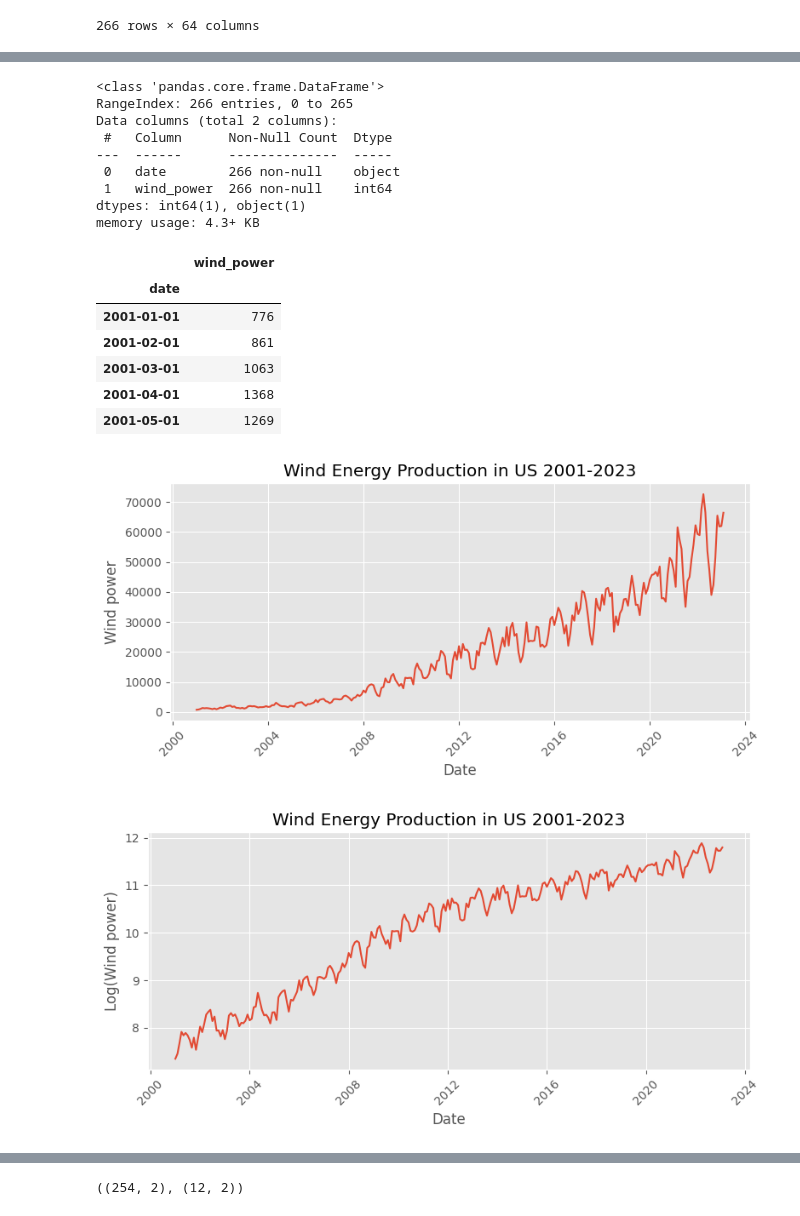
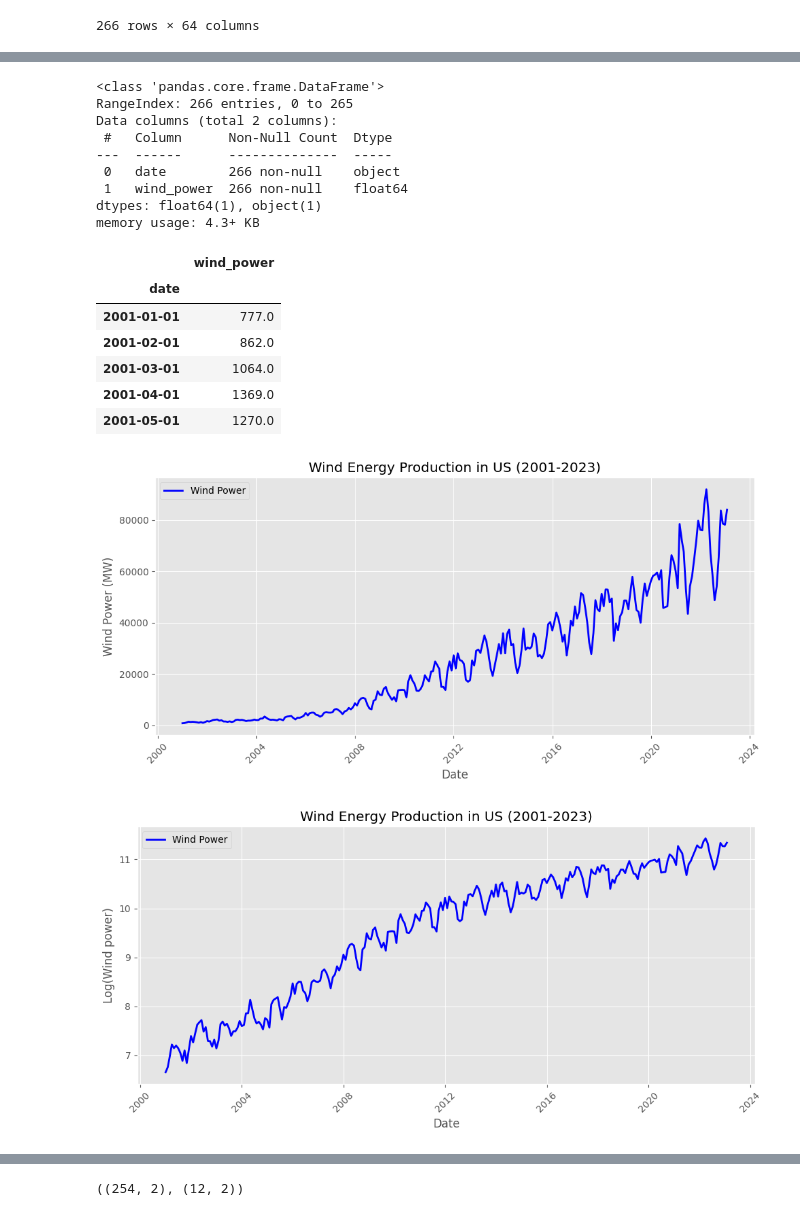
Before and after one commit to DavidCastro88/USWindEnergyProductionForecasts, a Jupyter notebook: USWindEnergyProductionForecasts.ipynb, the cells around one changed output, grey strips where cells are left out. Cells and saved outputs as stored; diff of their text form; code cells hidden in the pictures.

```diff
--- a/USWindEnergyProductionForecasts.ipynb
+++ b/USWindEnergyProductionForecasts.ipynb
@@ -82,5 +97,5 @@ Index(['date', 'wind', 'wind_united_states', 'wind_new_england',
 # %%
-data_wind['suma'] = data_wind.iloc[:, 3:].sum(axis=1)
+data_wind['suma'] = data_wind.iloc[:, 3:].apply(pd.to_numeric, errors='coerce').sum(axis=1)
 serie=data_wind[['date','suma']]
 # %%
 serie=serie.rename(columns={'suma':'wind_power'})
@@ -93,8 +108,8 @@ Data columns (total 2 columns):
  #   Column      Non-Null Count  Dtype
 ---  ------      --------------  -----
  0   date        266 non-null    object
- 1   wind_power  266 non-null    int64
-dtypes: int64(1), object(1)
+ 1   wind_power  266 non-null    float64
+dtypes: float64(1), object(1)
 memory usage: 4.3+ KB
 # %%
 serie['date'] = pd.to_datetime(serie['date'])
@@ -104,38 +119,40 @@ serie.head()
 # %% [output]
 |  | wind_power |
 | date |  |
-| 2001-01-01 | 776 |
-| 2001-02-01 | 861 |
-| 2001-03-01 | 1063 |
-| 2001-04-01 | 1368 |
-| 2001-05-01 | 1269 |
+| 2001-01-01 | 777.0 |
+| 2001-02-01 | 862.0 |
+| 2001-03-01 | 1064.0 |
+| 2001-04-01 | 1369.0 |
+| 2001-05-01 | 1270.0 |
 # %%
 serie.index.freq = 'MS'
 # %%
-plt.figure(figsize=(8, 4))
-plt.plot(serie.index, serie['wind_power'], linestyle='-')
+plt.figure(figsize=(10, 5))
+plt.plot(serie.index, serie['wind_power'], linestyle='-', color='blue', linewidth=2, label='Wind Power')
 plt.xlabel('Date')
-plt.ylabel('Wind power')
-plt.title('Wind Energy Production in US 2001-2023')
+plt.ylabel('Wind Power (MW)')
+plt.title('Wind Energy Production in US (2001-2023)')
 plt.xticks(rotation=45)
 plt.grid(True)
 plt.tight_layout()
+plt.legend()
 plt.show()
 # %% [output]
-[figure, old version]
+[figure, new version]
 # %%
 serie['wind_power_log'] = np.log(serie['wind_power'])
-plt.figure(figsize=(8, 4))
-plt.plot(serie.index, serie['wind_power_log'], linestyle='-')
+plt.figure(figsize=(10, 5))
+plt.plot(serie.index, serie['wind_power_log'], linestyle='-',color='blue', linewidth=2, label='Wind Power')
 plt.xlabel('Date')
 plt.ylabel('Log(Wind power)')
-plt.title('Wind Energy Production in US 2001-2023')
+plt.title('Wind Energy Production in US (2001-2023)')
 plt.xticks(rotation=45)
 plt.grid(True)
 plt.tight_layout()
+plt.legend()
 plt.show()
 # %% [output]
-[figure, old version]
+[figure, new version]
 # %%
 import statsmodels.api as sm
 
```
Also changed, not shown: parts of 47 cells of this notebook.
